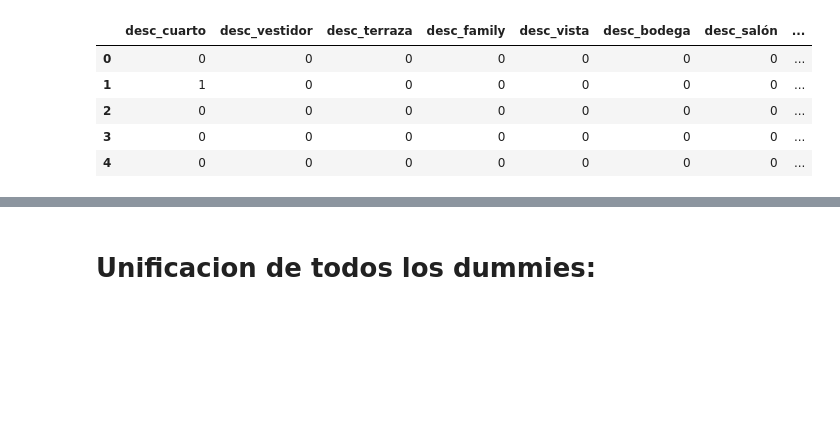
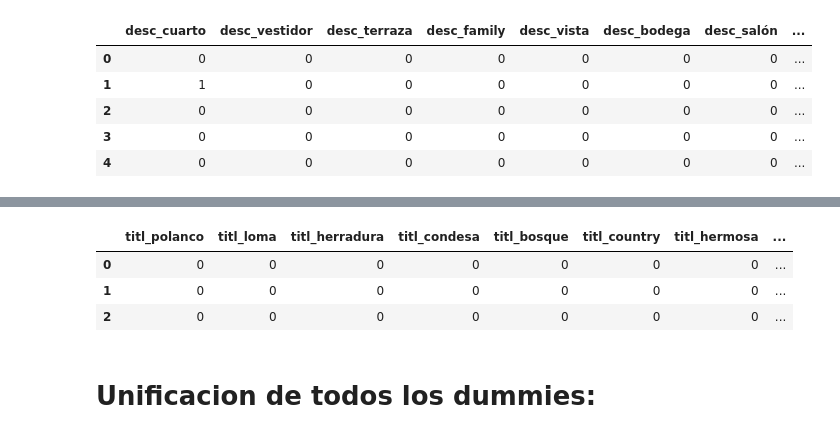
Before and after one commit to luctiz/Grupo43-TP2, a Jupyter notebook: TP2.ipynb, the cells around one changed output, grey strips where cells are left out. Saved outputs shown, nothing was run; the diff lists cells and outputs as text; code cells hidden in the pictures; blank space fills up the shorter version.

```diff
--- a/TP2.ipynb
+++ b/TP2.ipynb
@@ -303,3 +349,10 @@ dummies_palabras_descr_test.head()
+# %%
+dummies_palabras_titulo_test.head(3)
+# %% [output]
+|  | titl_polanco | titl_loma | titl_herradura | titl_condesa | titl_bosque | titl_country | titl_hermosa | ... |
+| 0 | 0 | 0 | 0 | 0 | 0 | 0 | 0 | ... |
+| 1 | 0 | 0 | 0 | 0 | 0 | 0 | 0 | ... |
+| 2 | 0 | 0 | 0 | 0 | 0 | 0 | 0 | ... |
 # %% [markdown]
 # Unificacion de todos los dummies:
 # %%
```
Also changed, not shown: parts of 51 cells of this notebook.
